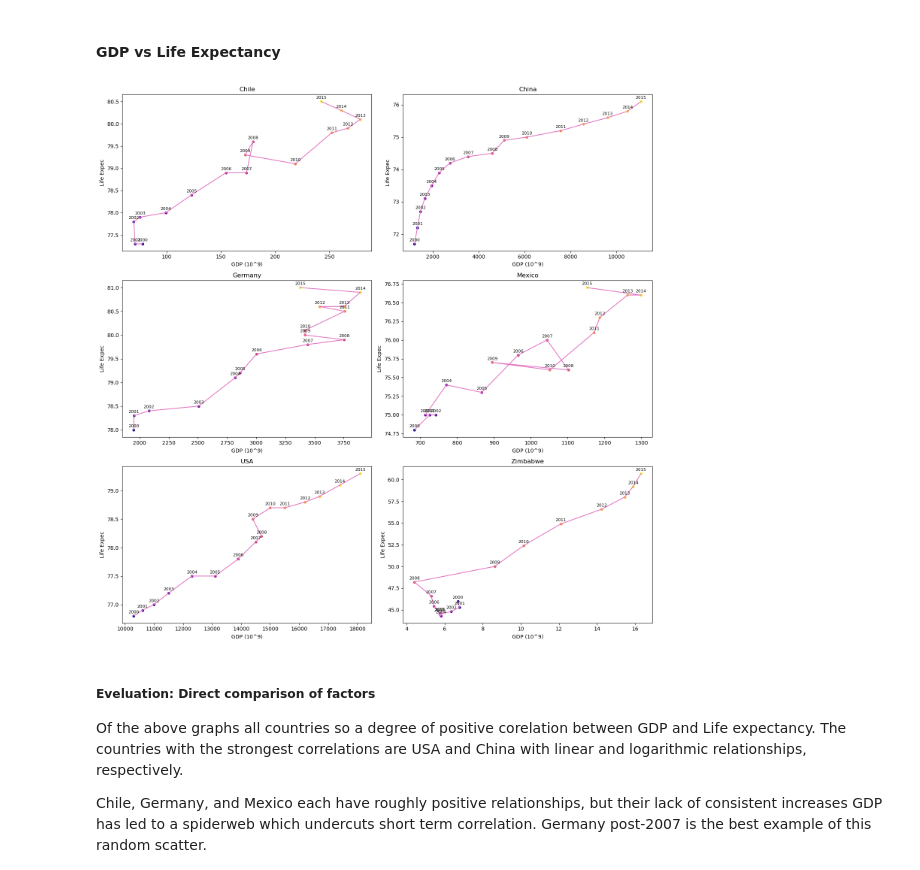
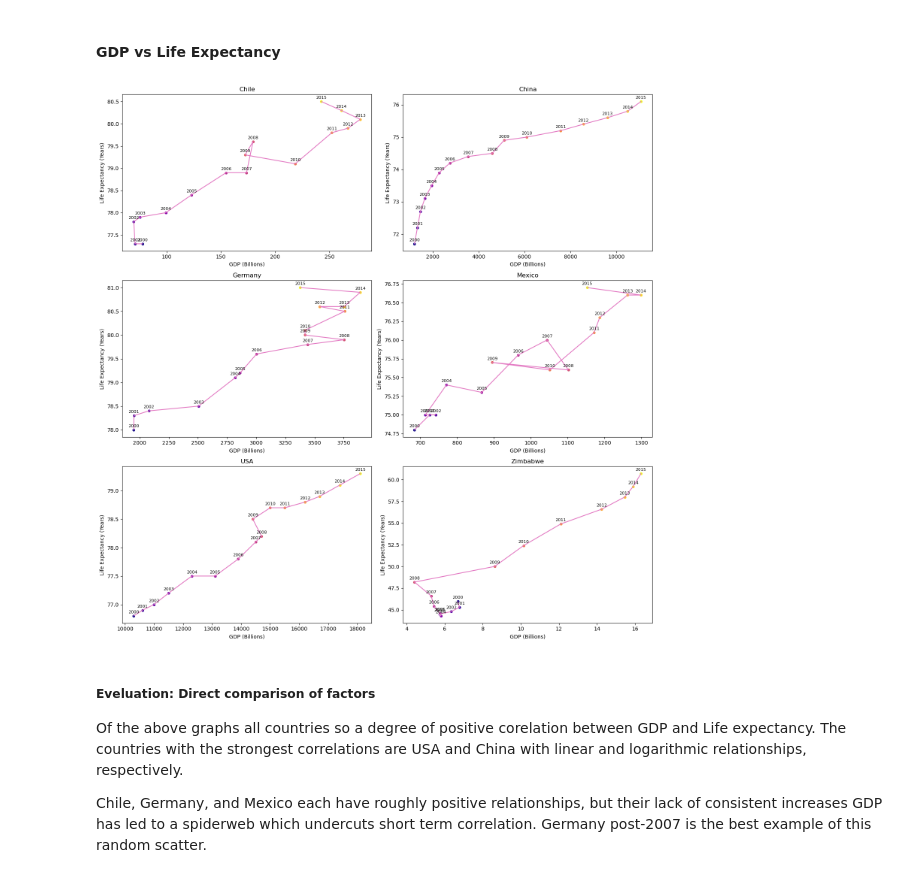
Before and after one commit to kamacleanbather128/GDP_vs_Life_Expectancy, a Jupyter notebook: GDP and Life Expectancy of Countries.ipynb, the cells around one changed output. Cells and saved outputs as stored; diff of their text form; code cells hidden in the pictures.

```diff
--- a/GDP and Life Expectancy of Countries.ipynb
+++ b/GDP and Life Expectancy of Countries.ipynb
@@ -174,31 +175,33 @@ When plotted individually this shows significantly different tale than when the
 # %%
 
 country_data = LE_GDP_data.sort_values("Year")
 country_count= LE_GDP_data["Country"].nunique()
 country_list = list(LE_GDP_data["Country"].unique())
 
 count=1
 plt.figure(figsize=(15,15))
 for country in country_list:
     x = LE_GDP_data[LE_GDP_data["Country"]==country]["GDP (10^9)"]
     y = LE_GDP_data[LE_GDP_data["Country"]==country]["Life Expec"]
     z = LE_GDP_data["Year"]
     plt.subplot(3,2,count)
     sns.lineplot(x=x, y=y, hue=z, palette="plasma", data=LE_GDP_data, markers=True, marker="o")
     plt.plot(x, y, "-")
     for i, year in enumerate(years):
         plt.annotate(str(year),
                     (x.iloc[i], y.iloc[i]),
                     textcoords="offset points",
                     xytext=(0, 5),
                     ha='center',
                     fontsize=8)
     plt.title(country)
+    plt.xlabel("GDP (Billions)")
+    plt.ylabel("Life Expectancy (Years)")
     plt.legend().remove()
     plt.tight_layout()
     count+=1
 # %% [output]
-[figure, old version]
+[figure, new version]
 # %% [markdown]
 ##### Eveluation: Direct comparison of factors
 Of the above graphs all countries so a degree of positive corelation between GDP and Life expectancy.
```
Also changed, not shown: parts of 3 cells of this notebook.
